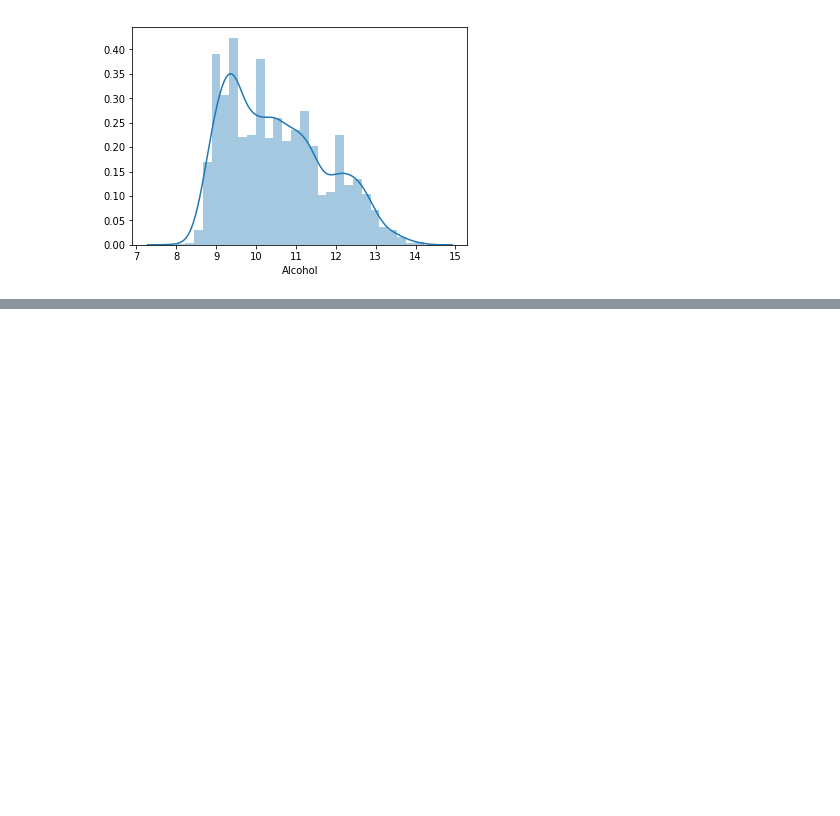
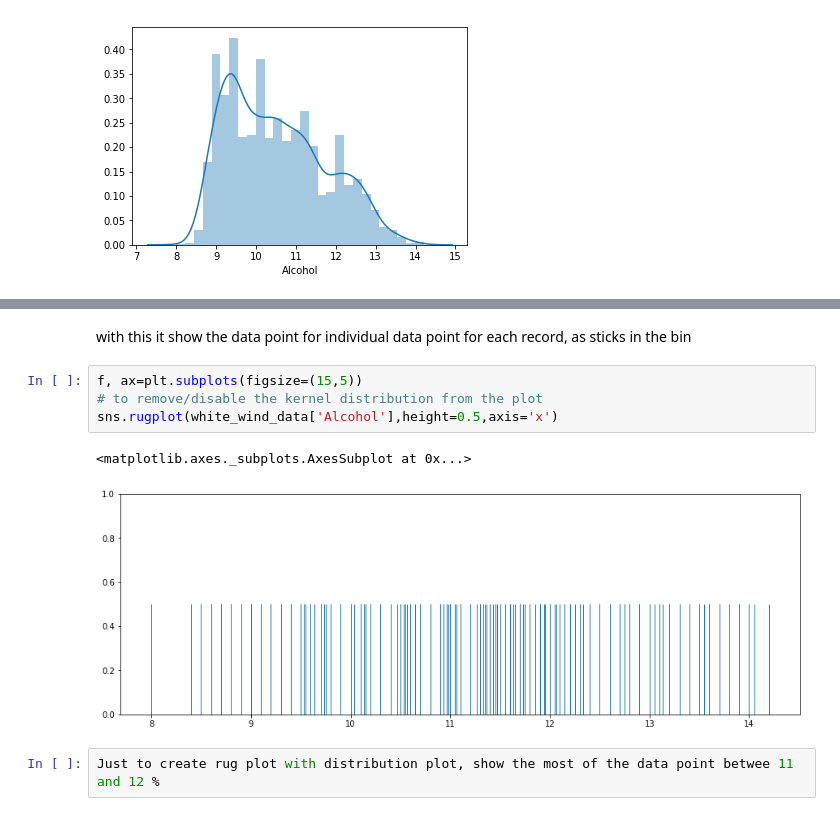
Before and after one commit to rahulsing/Seaborn, a Jupyter notebook: seaborn.ipynb, the cells around one changed output, grey strips where cells are left out. Drawn from its saved outputs; the diff is of its cells as text; blank space fills up the shorter version.

```diff
--- a/seaborn.ipynb
+++ b/seaborn.ipynb
@@ -142,0 +169,11 @@ sns.distplot(white_wind_data['Alcohol'])
+# %% [markdown]
+with this it show the data point for individual data point for each record, as sticks in the bin
+# %%
+f, ax=plt.subplots(figsize=(15,5))
+# to remove/disable the kernel distribution from the plot
+sns.rugplot(white_wind_data['Alcohol'],height=0.5,axis='x')
+# %% [output]
+<matplotlib.axes._subplots.AxesSubplot at 0x...>
+[figure, added]
+# %%
+Just to create rug plot with distribution plot, show the most of the data point betwee 11 and 12 %
```
Also changed, not shown: parts of 11 cells of this notebook.
